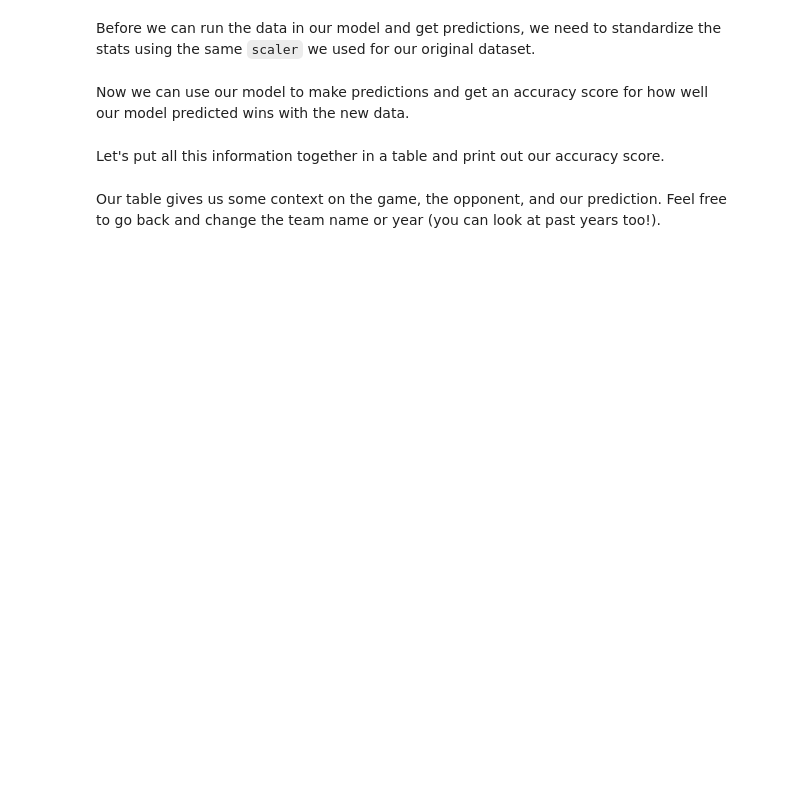
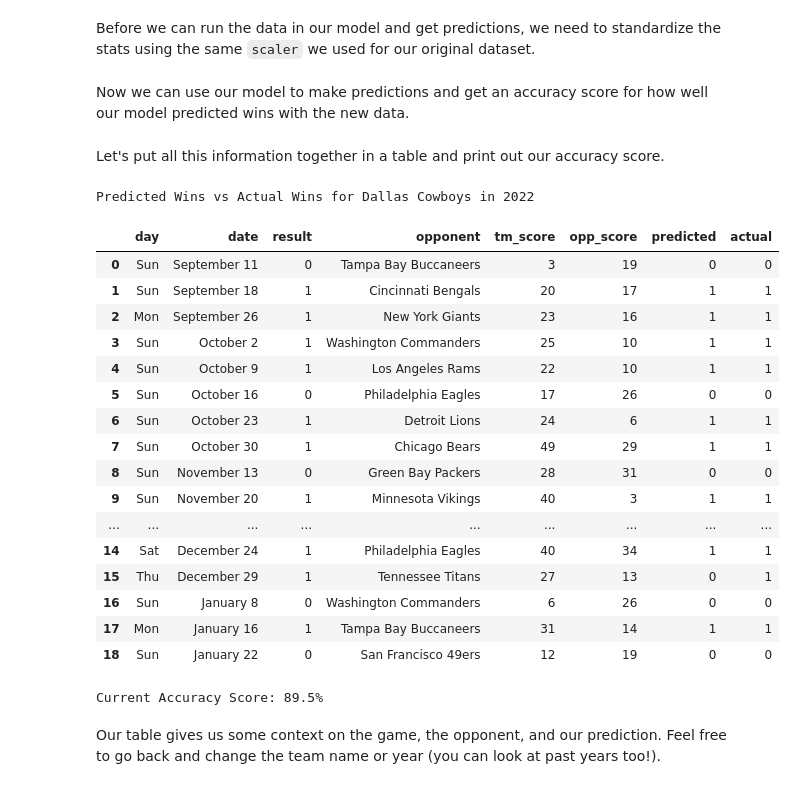
Before and after one commit to HNW11/NFL_Stats_Python, a Jupyter notebook: notebook.ipynb, the cells around one changed output. Saved outputs shown, nothing was run; the diff lists cells and outputs as text; code cells hidden in the pictures; blank space fills up the shorter version.

```diff
--- a/notebook.ipynb
+++ b/notebook.ipynb
@@ -368,28 +407,57 @@ list(nfl.team_name.unique())
 Before we can run the data in our model and get predictions, we need to standardize the stats using the same `scaler` we used for our original dataset.
 # %%
 # select just the game stats
-
+new_X = new_data.loc[:,features.columns]
 
 # standardize using original data's scaling
+new_X_sc = scaler.transform(new_X)
 # %% [markdown]
 Now we can use our model to make predictions and get an accuracy score for how well our model predicted wins with the new data.
 # %%
 # get new predictions
-
+new_preds = optLr.predict(new_X_sc)
 
 # get actual results and set type to float
-
+new_results = new_data['result'].astype(float)
 
 # get accuracy score for new data
+acc_score = accuracy_score(new_results, new_preds)
 # %% [markdown]
 Let's put all this information together in a table and print out our accuracy score.
 # %%
 # select only game data
-
+col_names = ['day', 'date', 'result', 'opponent', 'tm_score', 'opp_score']
+game_data = new_data.loc[:,col_names]
 # create comparison table
+comp_table = game_data.assign(predicted = new_preds,
+                              actual = new_results.astype(int))
 # %%
 # print title and table
+print(f'Predicted Wins vs Actual Wins for {team} in {year}')
+comp_table
+# %% [output]
+Predicted Wins vs Actual Wins for Dallas Cowboys in 2022
+|  | day | date | result | opponent | tm_score | opp_score | predicted | actual |
+| 0 | Sun | September 11 | 0 | Tampa Bay Buccaneers | 3 | 19 | 0 | 0 |
+| 1 | Sun | September 18 | 1 | Cincinnati Bengals | 20 | 17 | 1 | 1 |
+| 2 | Mon | September 26 | 1 | New York Giants | 23 | 16 | 1 | 1 |
+| 3 | Sun | October 2 | 1 | Washington Commanders | 25 | 10 | 1 | 1 |
+| 4 | Sun | October 9 | 1 | Los Angeles Rams | 22 | 10 | 1 | 1 |
+| 5 | Sun | October 16 | 0 | Philadelphia Eagles | 17 | 26 | 0 | 0 |
+| 6 | Sun | October 23 | 1 | Detroit Lions | 24 | 6 | 1 | 1 |
+| 7 | Sun | October 30 | 1 | Chicago Bears | 49 | 29 | 1 | 1 |
+| 8 | Sun | November 13 | 0 | Green Bay Packers | 28 | 31 | 0 | 0 |
+| 9 | Sun | November 20 | 1 | Minnesota Vikings | 40 | 3 | 1 | 1 |
+| ... | ... | ... | ... | ... | ... | ... | ... | ... |
+| 14 | Sat | December 24 | 1 | Philadelphia Eagles | 40 | 34 | 1 | 1 |
+| 15 | Thu | December 29 | 1 | Tennessee Titans | 27 | 13 | 0 | 1 |
+| 16 | Sun | January 8 | 0 | Washington Commanders | 6 | 26 | 0 | 0 |
+| 17 | Mon | January 16 | 1 | Tampa Bay Buccaneers | 31 | 14 | 1 | 1 |
+| 18 | Sun | January 22 | 0 | San Francisco 49ers | 12 | 19 | 0 | 0 |
 # %%
 # print accuracy
+print(f'\nCurrent Accuracy Score: ' + str(round(acc_score*100,1)) + '%')
+# %% [output]
+Current Accuracy Score: 89.5%
 # %% [markdown]
 Our table gives us some context on the game, the opponent, and our prediction. Feel free to go back and change the team name or year (you can look at past years too!).
```
Also changed, not shown: parts of 29 cells of this notebook.
